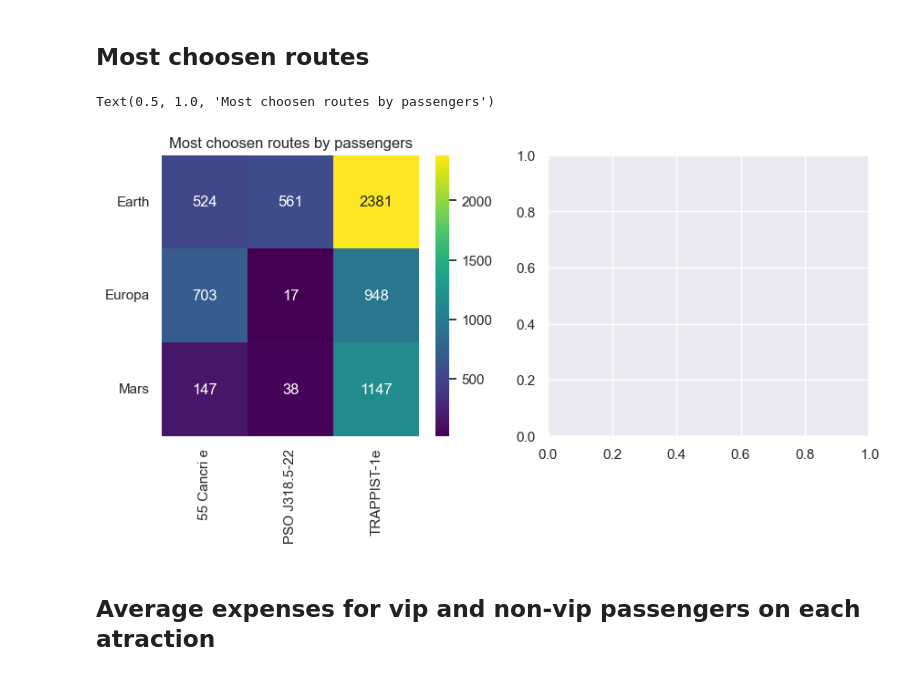
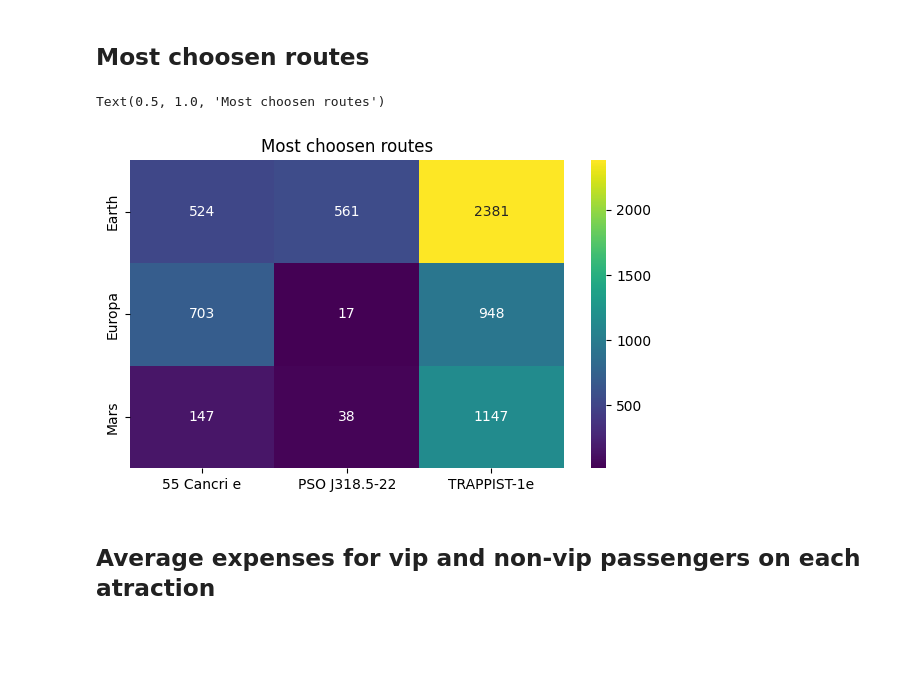
Before and after one commit to bzabk/Recruitment-Task-for-Data-Science-community-2023, a Jupyter notebook: first.ipynb, the cells around one changed output. Drawn from its saved outputs; the diff is of its cells as text; code cells hidden in the pictures; blank space fills up the shorter version.

Commit message:
modifying most choosen routes plot

```diff
--- a/first.ipynb
+++ b/first.ipynb
@@ -107,21 +107,22 @@ plt.show()
 # %%
 data_counts = data_raw.groupby(["HomePlanet","Destination"]).size().unstack(fill_value=0)
 
 
 planets = data_counts.columns
 destinations = data_counts.index
-tablica = data_counts.values
+contingency_table = data_counts.values
 
-fig,ax = plt.subplots(1,2,figsize=(10,4))
+fig,ax = plt.subplots(figsize=(7,4))
 
-sns.heatmap(tablica,annot=True,cmap="viridis",fmt="d",xticklabels=planets,yticklabels=destinations,ax=ax[0])
+sns.heatmap(contingency_table,annot=True,cmap="viridis",fmt="d",xticklabels=planets,
+    yticklabels=destinations,
+    ax=ax)
 
 
-ax[0].set_yticklabels(rotation=0,labels=destinations)
-ax[0].set_title("Most choosen routes by passengers")
+plt.title("Most choosen routes")
 # %% [output]
-Text(0.5, 1.0, 'Most choosen routes by passengers')
+Text(0.5, 1.0, 'Most choosen routes')
-[figure, old version]
+[figure, new version]
 # %% [markdown]
 ## Average expenses for vip and non-vip passengers on each atraction
 # %%
```
Also changed, not shown: parts of 3 cells of this notebook.
